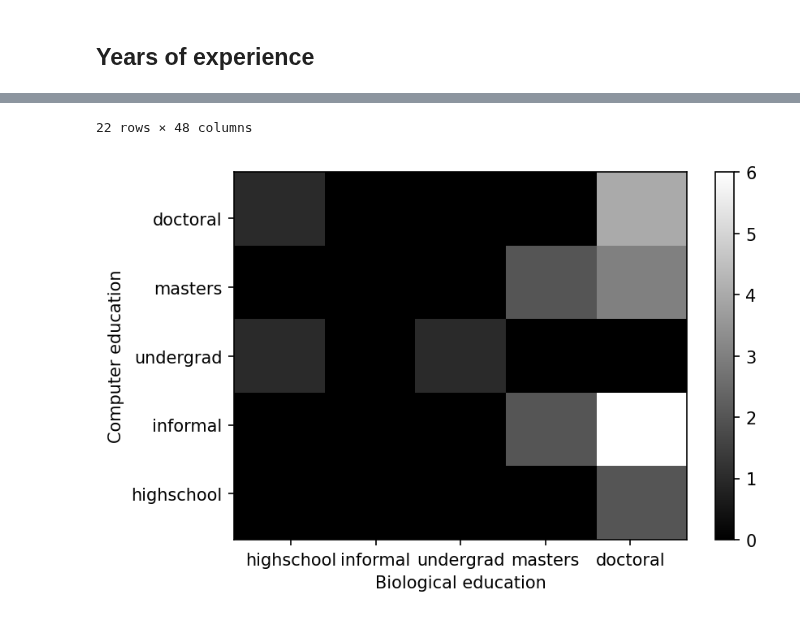
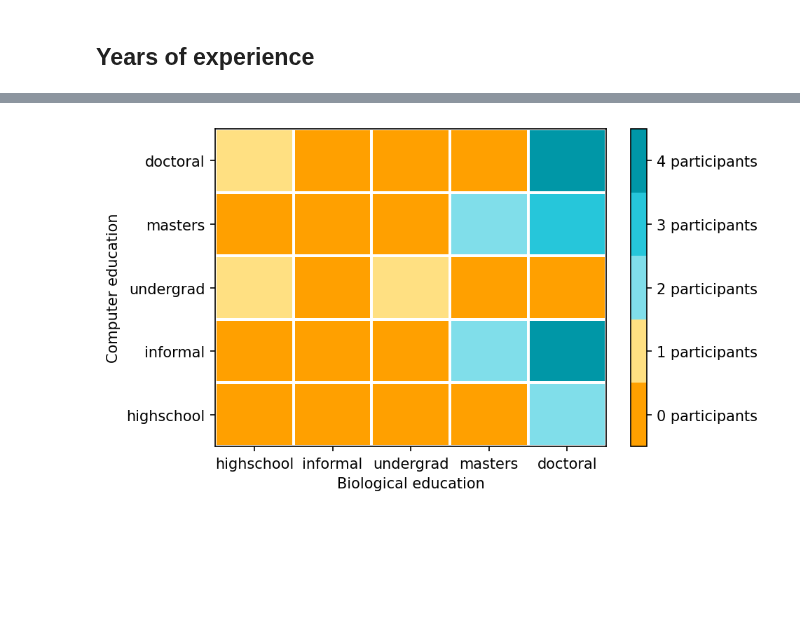
Before and after one commit to yochannah/subjective-data-models-analysis, a Jupyter notebook: import_data.ipynb, the cells around one changed output, grey strips where cells are left out. Cells and saved outputs as stored; diff of their text form; code cells hidden in the pictures; blank space fills up the shorter version.

```diff
--- a/import_data.ipynb
+++ b/import_data.ipynb
@@ -230,7 +235,7 @@ formal_scatter_data = formal_scatter_data.transpose()
 # %% [markdown]
 ## Years of experience
 # %%
-#visualise a scatterplot of years experience bio vs computational
+#visualise a heatmap of formal experience bio vs computational
 
 xp_scatter_data = pd.DataFrame(data=[bio_numberwise,computer_numberwise])
 xpx1_scatter_data = formal_scatter_data.transpose()
@@ -241,17 +246,33 @@ degreescale = ("highschool",
     "masters",
     "doctoral")
 
-plt.hist2d(formal_scatter_data["biological_education"], formal_scatter_data["computer_education"], bins=5)
+color_scale = ['#FFA000','#FFE082', '#80DEEA','#26C6DA', '#0097A7']
+my_colors_5 = colors.ListedColormap(color_scale)
+
+plt.hist2d(formal_scatter_data["biological_education"],
+           formal_scatter_data["computer_education"],
+           bins=5,
+           color=['w'],
+           cmap=my_colors_5)
 plt.xlabel('Biological education')
 plt.ylabel('Computer education')
 
+## This is a very hacky way to get the labels perfect 😬
+plt.xticks([1.4,2.2,3,3.8,4.6], degreescale)
+plt.yticks([1.4,2.2,3,3.8,4.6], degreescale)
+my_ticks = (0,1,2,3,4)
+tick_positions = [-0.4,0.8,2,3.2,4.4]
+norm = colors.BoundaryNorm(my_ticks, 5)
 
-plt.xticks(np.linspace(1.5,4.5,5), degreescale)
-plt.yticks(np.linspace(1.5,4.5,5), degreescale)
-plt.gray()
-plt.clim(0,6)
-plt.colorbar()
+def tick_to_show_5(x, pos):
+    if(pos in my_ticks):
+        return str(pos) + " participants"
+fmt = ticker.FuncFormatter(tick_to_show_5)
+plt.clim(-1,5)
+
+plt.colorbar(None,
+             ticks=tick_positions,
+             format=fmt,
+             norm=norm)
 plt.savefig('figures/bio_computer_formal.png',dpi=300)
-
-expanded_backgrounds
 # %% [output]
@@ -275,5 +279,4 @@ expanded_backgrounds
-22 rows × 48 columns
-[figure, old version]
+[figure, new version]
 # %%
 ## This is a utility function to prepare graphs for the personal
 ## profile popular programs, languages, and data types
```
Also changed, not shown: parts of 13 cells of this notebook, 6 other files.
